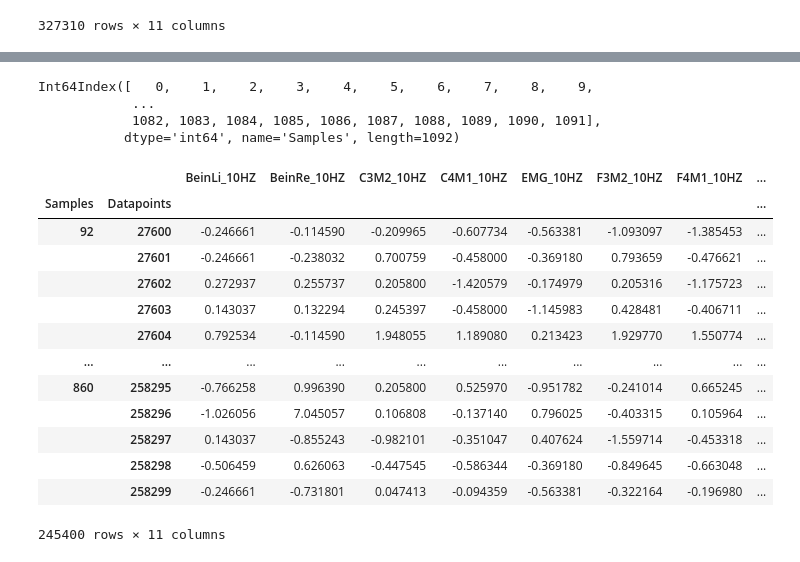
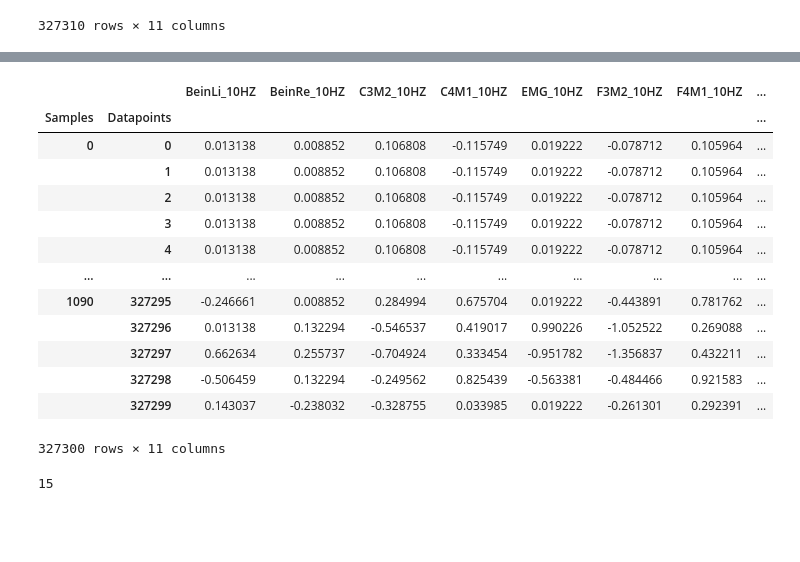
Before and after one commit to stumbi/mds_scenario_3, a Jupyter notebook: notebooks/preprocessing_reverted.ipynb, the cells around one changed output, grey strips where cells are left out. Saved outputs shown, nothing was run; the diff lists cells and outputs as text; code cells hidden in the pictures; blank space fills up the shorter version.

```diff
--- a/notebooks/preprocessing_reverted.ipynb
+++ b/notebooks/preprocessing_reverted.ipynb
@@ -94,12 +93,22 @@ if len(smallSampleIndices) > 0:
     multi_index_df = multi_index_df.drop(smallSampleIndices)
     converted_label = converted_label.drop(smallSampleIndices)
 # %%
-multi_index_df.index.levels[0]
+multi_index_df
 # %% [output]
+|  |  | BeinLi_10HZ | BeinRe_10HZ | C3M2_10HZ | C4M1_10HZ | EMG_10HZ | F3M2_10HZ | F4M1_10HZ | ... |
+| Samples | Datapoints |  |  |  |  |  |  |  | ... |
+| 0 | 0 | 0.013138 | 0.008852 | 0.106808 | -0.115749 | 0.019222 | -0.078712 | 0.105964 | ... |
+|  | 1 | 0.013138 | 0.008852 | 0.106808 | -0.115749 | 0.019222 | -0.078712 | 0.105964 | ... |
+|  | 2 | 0.013138 | 0.008852 | 0.106808 | -0.115749 | 0.019222 | -0.078712 | 0.105964 | ... |
+|  | 3 | 0.013138 | 0.008852 | 0.106808 | -0.115749 | 0.019222 | -0.078712 | 0.105964 | ... |
+|  | 4 | 0.013138 | 0.008852 | 0.106808 | -0.115749 | 0.019222 | -0.078712 | 0.105964 | ... |
+| ... | ... | ... | ... | ... | ... | ... | ... | ... | ... |
+| 1090 | 327295 | -0.246661 | 0.008852 | 0.284994 | 0.675704 | 0.019222 | -0.443891 | 0.781762 | ... |
+|  | 327296 | 0.013138 | 0.132294 | -0.546537 | 0.419017 | 0.990226 | -1.052522 | 0.269088 | ... |
+|  | 327297 | 0.662634 | 0.255737 | -0.704924 | 0.333454 | -0.951782 | -1.356837 | 0.432211 | ... |
+|  | 327298 | -0.506459 | 0.132294 | -0.249562 | 0.825439 | -0.563381 | -0.484466 | 0.921583 | ... |
+|  | 327299 | 0.143037 | -0.238032 | -0.328755 | 0.033985 | 0.019222 | -0.261301 | 0.292391 | ... |
-Int64Index([   0,    1,    2,    3,    4,    5,    6,    7,    8,    9,
-            ...
-            1082, 1083, 1084, 1085, 1086, 1087, 1088, 1089, 1090, 1091],
-           dtype='int64', name='Samples', length=1092)
+327300 rows × 11 columns
 # %%
 from sklearn.model_selection import train_test_split
 # %%
@@ -110,22 +119,10 @@ train_y = converted_label.loc[train_ix]
 test_X = multi_index_df.loc[test_ix]
 test_y = converted_label.loc[test_ix]
 # %%
-train_X
+train_X.reset_index(0)[train_X.reset_index(0).Samples==92].values
+list(set(train_X.reset_index(0).Samples))[10]
 # %% [output]
-|  |  | BeinLi_10HZ | BeinRe_10HZ | C3M2_10HZ | C4M1_10HZ | EMG_10HZ | F3M2_10HZ | F4M1_10HZ | ... |
-| Samples | Datapoints |  |  |  |  |  |  |  | ... |
-| 92 | 27600 | -0.246661 | -0.114590 | -0.209965 | -0.607734 | -0.563381 | -1.093097 | -1.385453 | ... |
-|  | 27601 | -0.246661 | -0.238032 | 0.700759 | -0.458000 | -0.369180 | 0.793659 | -0.476621 | ... |
-|  | 27602 | 0.272937 | 0.255737 | 0.205800 | -1.420579 | -0.174979 | 0.205316 | -1.175723 | ... |
-|  | 27603 | 0.143037 | 0.132294 | 0.245397 | -0.458000 | -1.145983 | 0.428481 | -0.406711 | ... |
-|  | 27604 | 0.792534 | -0.114590 | 1.948055 | 1.189080 | 0.213423 | 1.929770 | 1.550774 | ... |
-| ... | ... | ... | ... | ... | ... | ... | ... | ... | ... |
-| 860 | 258295 | -0.766258 | 0.996390 | 0.205800 | 0.525970 | -0.951782 | -0.241014 | 0.665245 | ... |
-|  | 258296 | -1.026056 | 7.045057 | 0.106808 | -0.137140 | 0.796025 | -0.403315 | 0.105964 | ... |
-|  | 258297 | 0.143037 | -0.855243 | -0.982101 | -0.351047 | 0.407624 | -1.559714 | -0.453318 | ... |
-|  | 258298 | -0.506459 | 0.626063 | -0.447545 | -0.586344 | -0.369180 | -0.849645 | -0.663048 | ... |
-|  | 258299 | -0.246661 | -0.731801 | 0.047413 | -0.094359 | -0.563381 | -0.322164 | -0.196980 | ... |
-245400 rows × 11 columns
+15
 # %%
 import torch
 from torch.utils.data import Dataset
```
Also changed, not shown: parts of 9 cells of this notebook.
